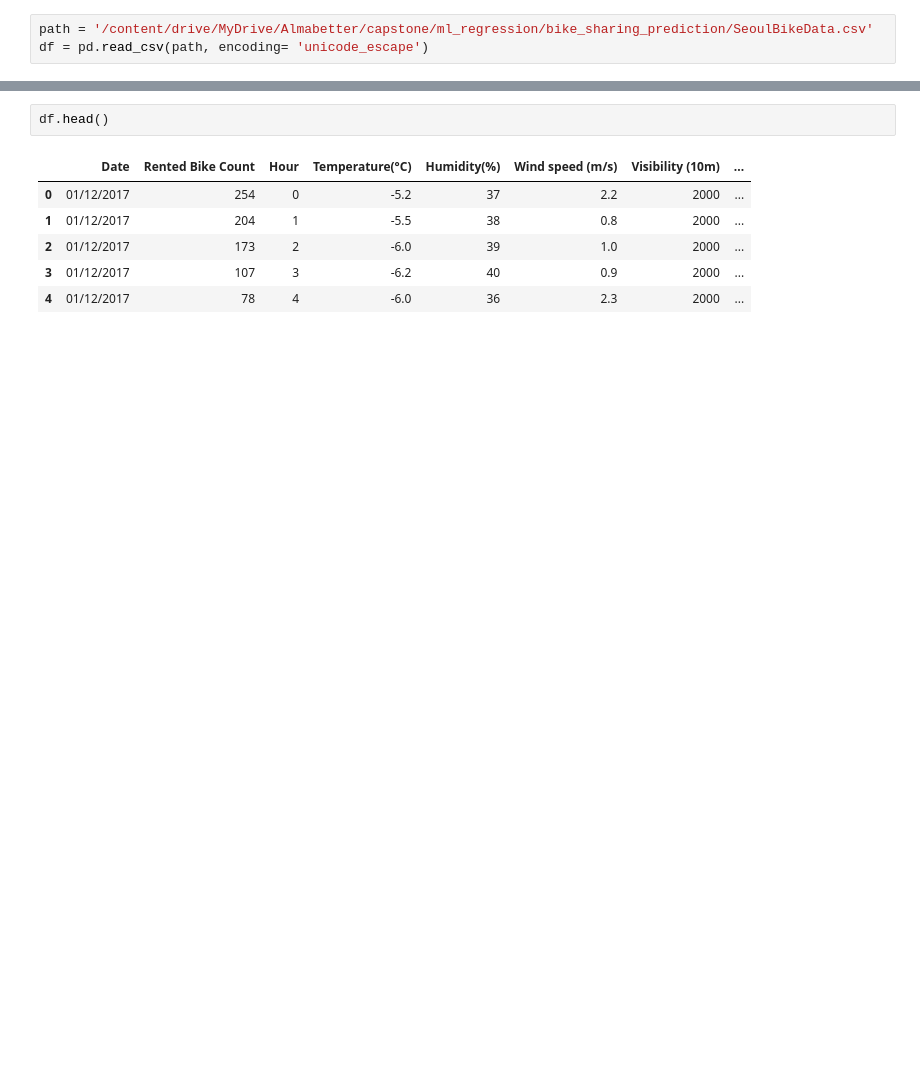
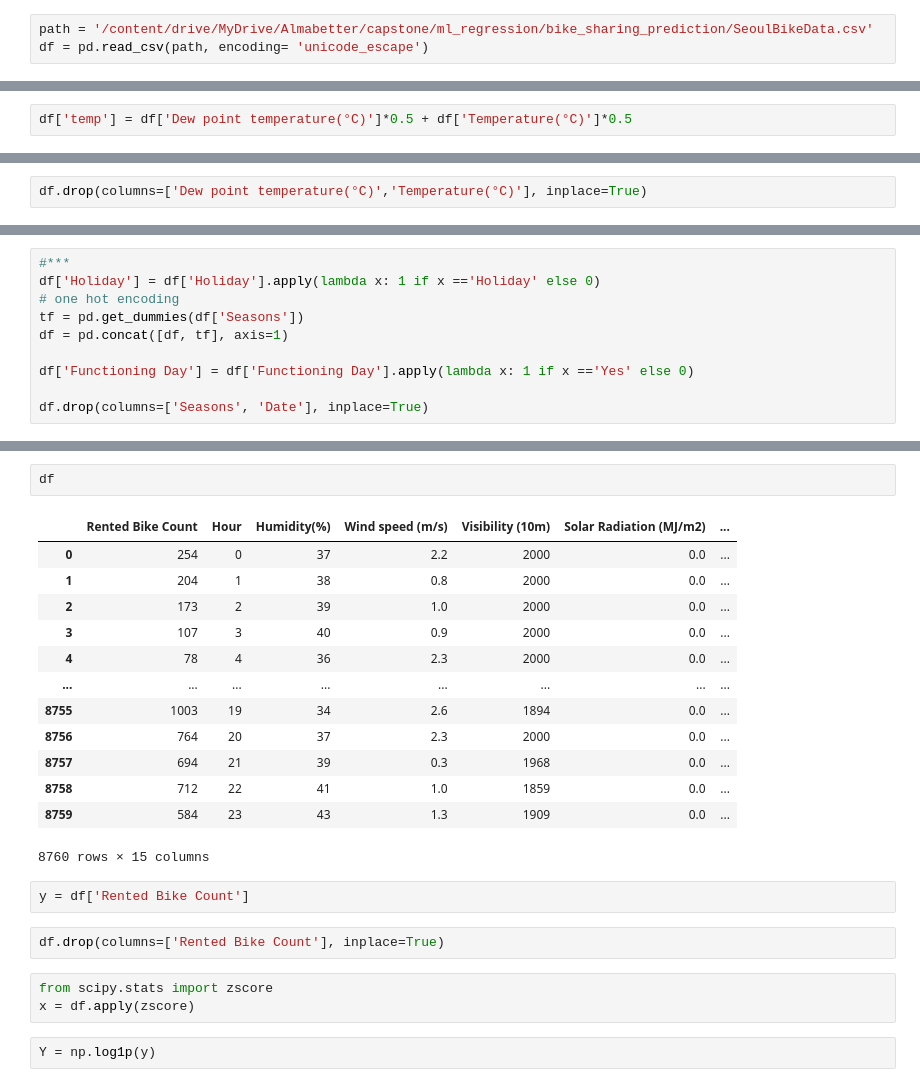
Before and after one commit to AtulChouhan0/Bike-Sharing-Demand-Prediction, a Jupyter notebook: Bike_Sharing_Demand_Prediction_Capstone_Project.ipynb, the cells around one changed output, grey strips where cells are left out. Drawn from its saved outputs; the diff is of its cells as text; blank space fills up the shorter version.

```diff
--- a/Bike_Sharing_Demand_Prediction_Capstone_Project.ipynb
+++ b/Bike_Sharing_Demand_Prediction_Capstone_Project.ipynb
@@ -42,0 +140,2 @@ df = pd.read_csv(path, encoding= 'unicode_escape')
+# %%
+df['temp'] = df['Dew point temperature(°C)']*0.5 + df['Temperature(°C)']*0.5
@@ -42,0 +202,2 @@ df = pd.read_csv(path, encoding= 'unicode_escape')
+# %%
+df.drop(columns=['Dew point temperature(°C)','Temperature(°C)'], inplace=True)
@@ -42,0 +206,10 @@ df = pd.read_csv(path, encoding= 'unicode_escape')
+# %%
+#***
+df['Holiday'] = df['Holiday'].apply(lambda x: 1 if x =='Holiday' else 0)
+# one hot encoding
+tf = pd.get_dummies(df['Seasons'])
+df = pd.concat([df, tf], axis=1)
+
+df['Functioning Day'] = df['Functioning Day'].apply(lambda x: 1 if x =='Yes' else 0)
+
+df.drop(columns=['Seasons', 'Date'], inplace=True)
@@ -43,9 +232,25 @@ df = pd.read_csv(path, encoding= 'unicode_escape')
 # %%
-df.head()
+df
 # %% [output]
-|  | Date | Rented Bike Count | Hour | Temperature(°C) | Humidity(%) | Wind speed (m/s) | Visibility (10m) | ... |
-| 0 | 01/12/2017 | 254 | 0 | -5.2 | 37 | 2.2 | 2000 | ... |
-| 1 | 01/12/2017 | 204 | 1 | -5.5 | 38 | 0.8 | 2000 | ... |
-| 2 | 01/12/2017 | 173 | 2 | -6.0 | 39 | 1.0 | 2000 | ... |
-| 3 | 01/12/2017 | 107 | 3 | -6.2 | 40 | 0.9 | 2000 | ... |
-| 4 | 01/12/2017 | 78 | 4 | -6.0 | 36 | 2.3 | 2000 | ... |
+|  | Rented Bike Count | Hour | Humidity(%) | Wind speed (m/s) | Visibility (10m) | Solar Radiation (MJ/m2) | ... |
+| 0 | 254 | 0 | 37 | 2.2 | 2000 | 0.0 | ... |
+| 1 | 204 | 1 | 38 | 0.8 | 2000 | 0.0 | ... |
+| 2 | 173 | 2 | 39 | 1.0 | 2000 | 0.0 | ... |
+| 3 | 107 | 3 | 40 | 0.9 | 2000 | 0.0 | ... |
+| 4 | 78 | 4 | 36 | 2.3 | 2000 | 0.0 | ... |
+| ... | ... | ... | ... | ... | ... | ... | ... |
+| 8755 | 1003 | 19 | 34 | 2.6 | 1894 | 0.0 | ... |
+| 8756 | 764 | 20 | 37 | 2.3 | 2000 | 0.0 | ... |
+| 8757 | 694 | 21 | 39 | 0.3 | 1968 | 0.0 | ... |
+| 8758 | 712 | 22 | 41 | 1.0 | 1859 | 0.0 | ... |
+| 8759 | 584 | 23 | 43 | 1.3 | 1909 | 0.0 | ... |
+8760 rows × 15 columns
+# %%
+y = df['Rented Bike Count']
+# %%
+df.drop(columns=['Rented Bike Count'], inplace=True)
+# %%
+from scipy.stats import zscore
+x = df.apply(zscore)
+# %%
+Y = np.log1p(y)
```
Also changed, not shown: parts of 62 cells of this notebook.
